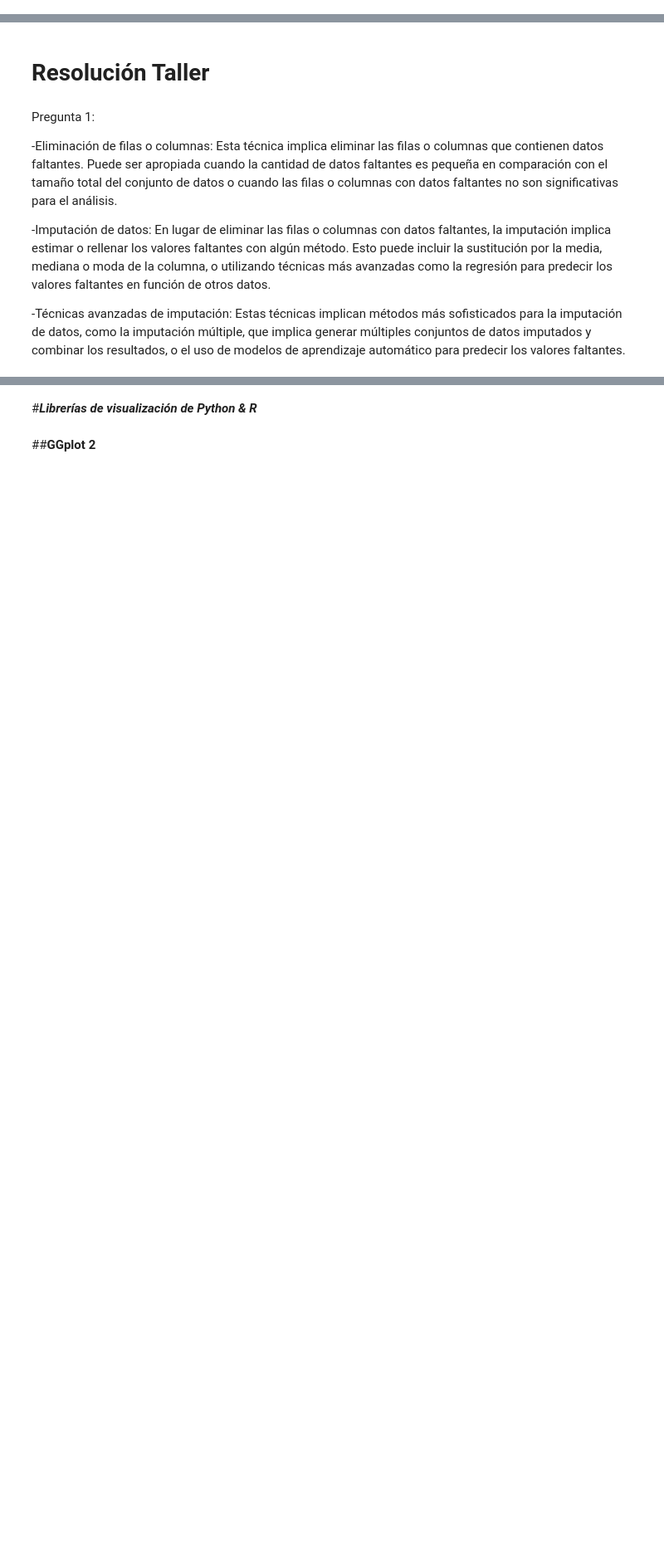
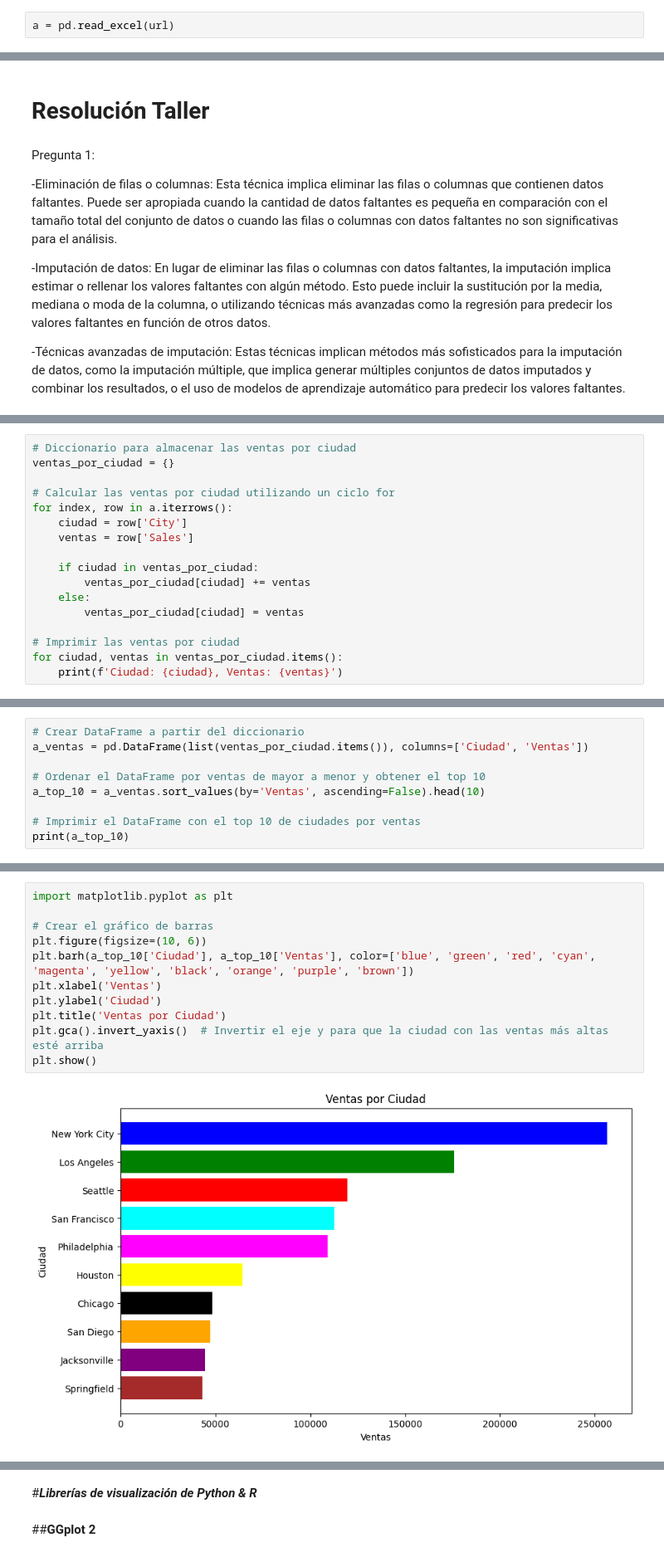
Before and after one commit to Daybui/EJEMPLO2, a Jupyter notebook: Copia_de_BehavDA_13_04_24.ipynb, the cells around one changed output, grey strips where cells are left out. Shown at 83% size. Saved outputs shown, nothing was run; the diff lists cells and outputs as text; blank space fills up the shorter version.

```diff
--- a/Copia_de_BehavDA_13_04_24.ipynb
+++ b/Copia_de_BehavDA_13_04_24.ipynb
@@ -2853,3 +2855,5 @@ drive.mount('/content/drive')
 import pandas as pd
 # %%
 url="/content/drive/MyDrive/Sample - Superstore (1).xlsx"
+# %%
+a = pd.read_excel(url)
@@ -2956,0 +3063,17 @@ Pregunta 1:
+# %%
+# Diccionario para almacenar las ventas por ciudad
+ventas_por_ciudad = {}
+
+# Calcular las ventas por ciudad utilizando un ciclo for
+for index, row in a.iterrows():
+    ciudad = row['City']
+    ventas = row['Sales']
+
+    if ciudad in ventas_por_ciudad:
+        ventas_por_ciudad[ciudad] += ventas
+    else:
+        ventas_por_ciudad[ciudad] = ventas
+
+# Imprimir las ventas por ciudad
+for ciudad, ventas in ventas_por_ciudad.items():
+    print(f'Ciudad: {ciudad}, Ventas: {ventas}')
@@ -2956,0 +3098,9 @@ Pregunta 1:
+# %%
+# Crear DataFrame a partir del diccionario
+a_ventas = pd.DataFrame(list(ventas_por_ciudad.items()), columns=['Ciudad', 'Ventas'])
+
+# Ordenar el DataFrame por ventas de mayor a menor y obtener el top 10
+a_top_10 = a_ventas.sort_values(by='Ventas', ascending=False).head(10)
+
+# Imprimir el DataFrame con el top 10 de ciudades por ventas
+print(a_top_10)
@@ -2956,0 +3121,13 @@ Pregunta 1:
+# %%
+import matplotlib.pyplot as plt
+
+# Crear el gráfico de barras
+plt.figure(figsize=(10, 6))
+plt.barh(a_top_10['Ciudad'], a_top_10['Ventas'], color=['blue', 'green', 'red', 'cyan', 'magenta', 'yellow', 'black', 'orange', 'purple', 'brown'])
+plt.xlabel('Ventas')
+plt.ylabel('Ciudad')
+plt.title('Ventas por Ciudad')
+plt.gca().invert_yaxis()  # Invertir el eje y para que la ciudad con las ventas más altas esté arriba
+plt.show()
+# %% [output]
+[figure, added]
```
Also changed, not shown: parts of 23 cells of this notebook.
